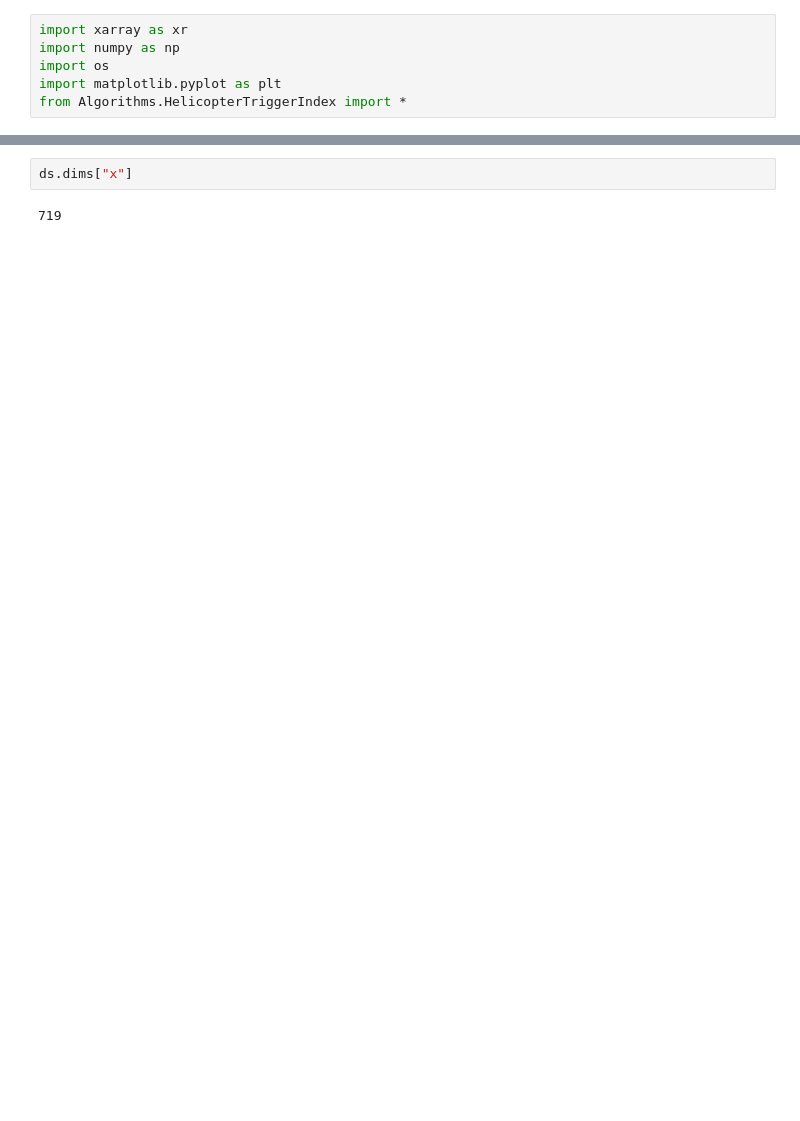
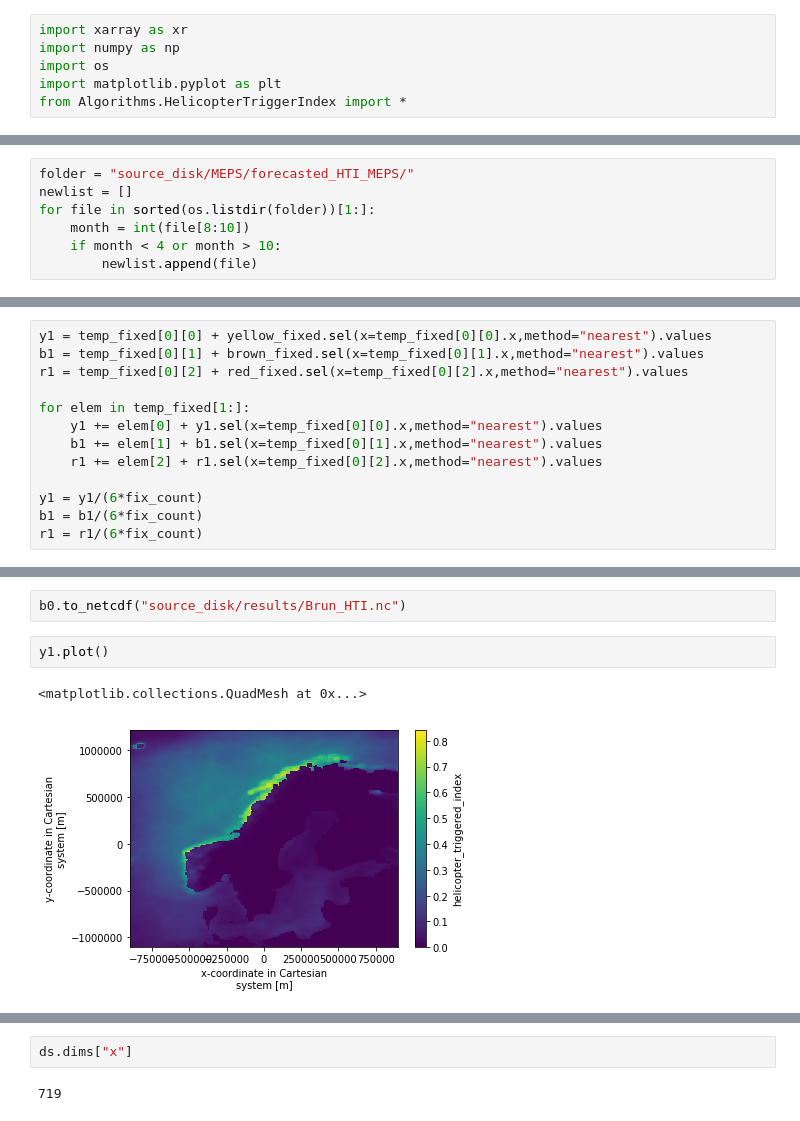
Before and after one commit to johtoblan/Master, a Jupyter notebook: Climatologies.ipynb, the cells around one changed output, grey strips where cells are left out. Saved outputs shown, nothing was run; the diff lists cells and outputs as text; blank space fills up the shorter version.

```diff
--- a/Climatologies.ipynb
+++ b/Climatologies.ipynb
@@ -112,0 +66,7 @@ def forecast_from_subset(infile,outfile,HTI_class):
+# %%
+folder = "source_disk/MEPS/forecasted_HTI_MEPS/"
+newlist = []
+for file in sorted(os.listdir(folder))[1:]:
+    month = int(file[8:10])
+    if month < 4 or month > 10:
+        newlist.append(file)
@@ -112,0 +167,13 @@ def forecast_from_subset(infile,outfile,HTI_class):
+# %%
+y1 = temp_fixed[0][0] + yellow_fixed.sel(x=temp_fixed[0][0].x,method="nearest").values
+b1 = temp_fixed[0][1] + brown_fixed.sel(x=temp_fixed[0][1].x,method="nearest").values
+r1 = temp_fixed[0][2] + red_fixed.sel(x=temp_fixed[0][2].x,method="nearest").values
+
+for elem in temp_fixed[1:]:
+    y1 += elem[0] + y1.sel(x=temp_fixed[0][0].x,method="nearest").values
+    b1 += elem[1] + b1.sel(x=temp_fixed[0][1].x,method="nearest").values
+    r1 += elem[2] + r1.sel(x=temp_fixed[0][2].x,method="nearest").values
+
+y1 = y1/(6*fix_count)
+b1 = b1/(6*fix_count)
+r1 = r1/(6*fix_count)
@@ -112,0 +192,7 @@ def forecast_from_subset(infile,outfile,HTI_class):
+# %%
+b0.to_netcdf("source_disk/results/Brun_HTI.nc")
+# %%
+y1.plot()
+# %% [output]
+<matplotlib.collections.QuadMesh at 0x...>
+[figure, added]
```
Also changed, not shown: parts of 25 cells of this notebook, 2 other files.
